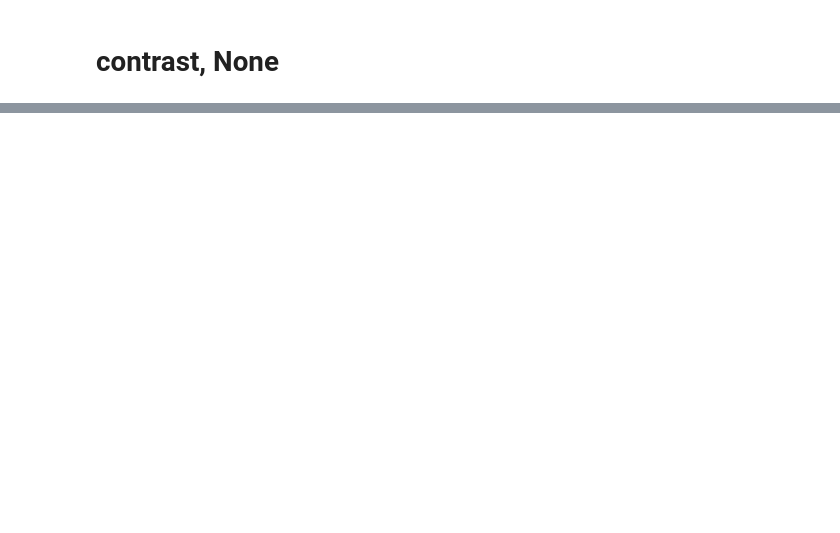
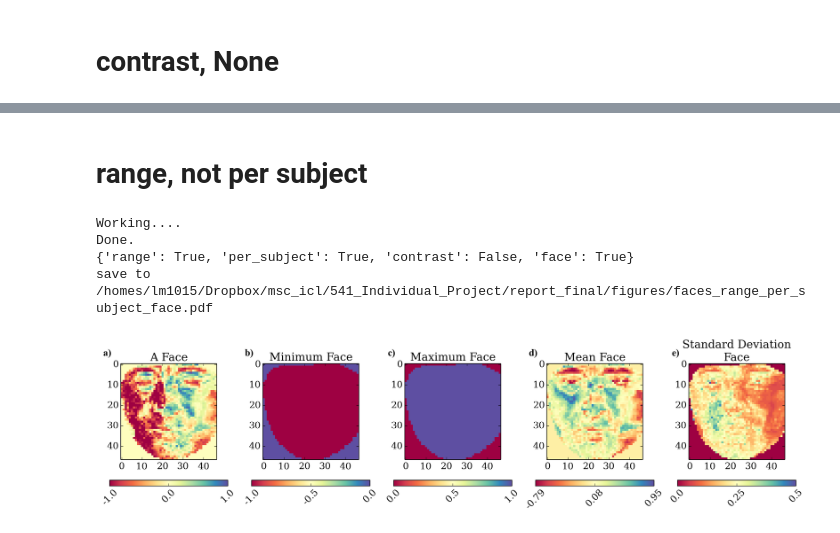
Before and after one commit to lotka/autofaces, a Jupyter notebook: notebooks/DisfaTest.ipynb, the cells around one changed output, grey strips where cells are left out. Drawn from its saved outputs; the diff is of its cells as text; code cells hidden in the pictures; blank space fills up the shorter version.

```diff
--- a/notebooks/DisfaTest.ipynb
+++ b/notebooks/DisfaTest.ipynb
@@ -202,0 +71,10 @@ DEBUG:validation: not saving nothing for you mate
+# %% [markdown]
+# range, not per subject
+# %%
+dataset_stats({'contrast':False,'face':True,'per_subject':True,'range':True})
+# %% [output]
+Working....
+Done.
+{'range': True, 'per_subject': True, 'contrast': False, 'face': True}
+save to /homes/lm1015/Dropbox/msc_icl/541_Individual_Project/report_final/figures/faces_range_per_subject_face.pdf
+[figure, added]
```
Also changed, not shown: parts of 17 cells of this notebook, 28 other files.
